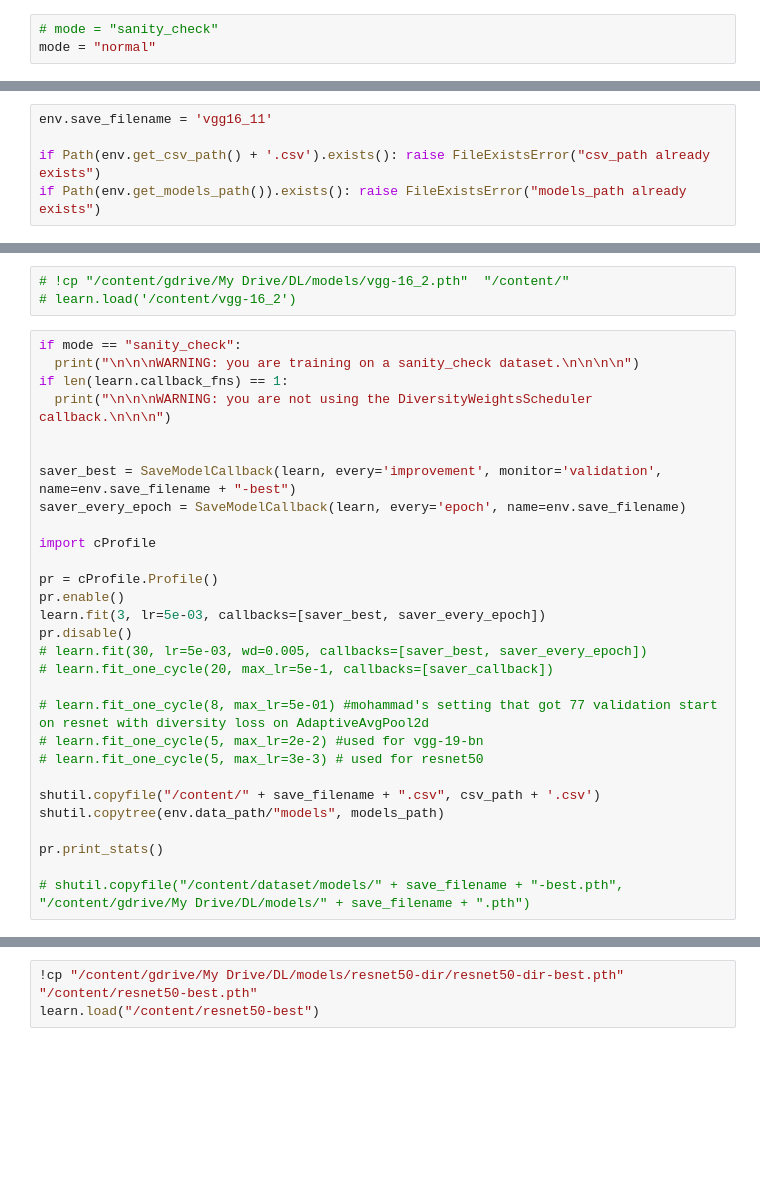
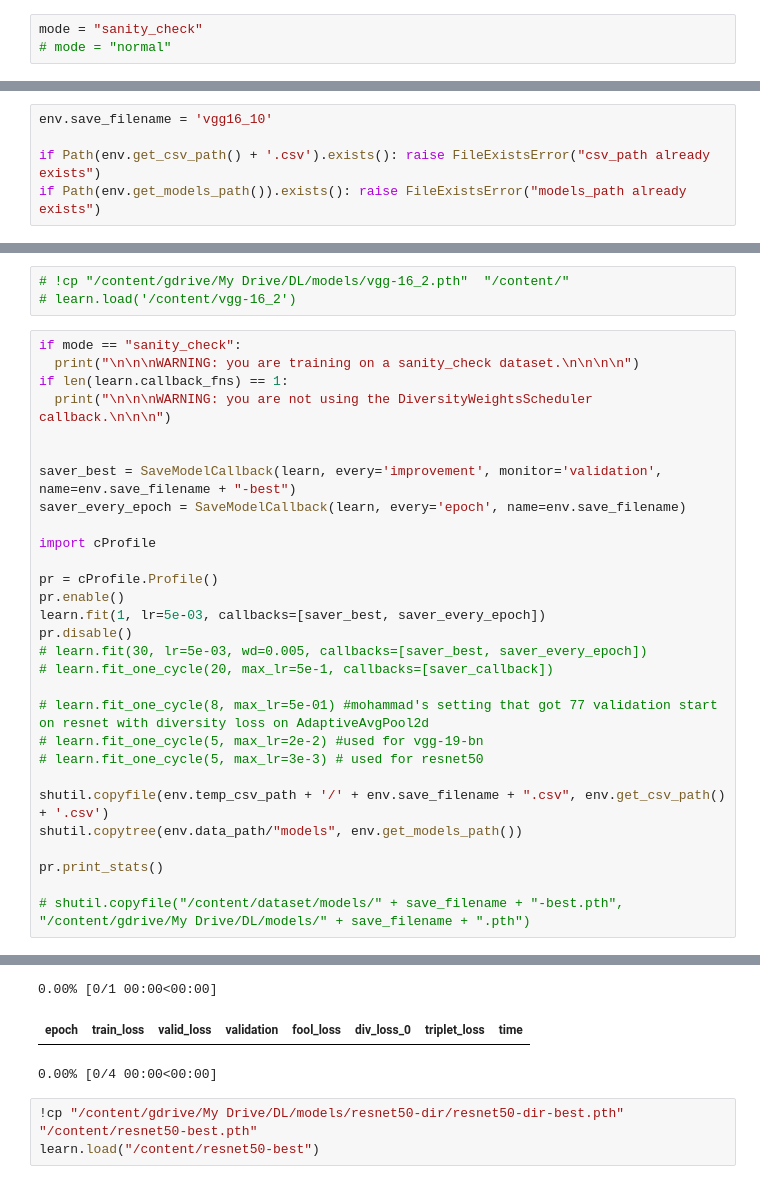
Before and after one commit to ahmad-PH/nag-notebooks, a Jupyter notebook: NAG_tripletLossExperiment.ipynb, the cells around one changed output, grey strips where cells are left out. Cells and saved outputs as stored; diff of their text form; blank space fills up the shorter version.

```diff
--- a/NAG_tripletLossExperiment.ipynb
+++ b/NAG_tripletLossExperiment.ipynb
@@ -163,6 +162,6 @@ import nag_util
 # %%
-# mode = "sanity_check"
-mode = "normal"
+mode = "sanity_check"
+# mode = "normal"
 # %%
 if mode == "normal":
   env.load_dataset('dataset','data')
@@ -565,7 +564,7 @@ class FeatureLoss(nn.Module):
 # %%
 feat_loss = FeatureLoss(arch, layers, layer_weights)
 # %%
-env.save_filename = 'vgg16_11'
+env.save_filename = 'vgg16_10'
 
 if Path(env.get_csv_path() + '.csv').exists(): raise FileExistsError("csv_path already exists")
 if Path(env.get_models_path()).exists(): raise FileExistsError("models_path already exists")
@@ -597,7 +596,7 @@ import cProfile
 
 pr = cProfile.Profile()
 pr.enable()
-learn.fit(3, lr=5e-03, callbacks=[saver_best, saver_every_epoch])
+learn.fit(1, lr=5e-03, callbacks=[saver_best, saver_every_epoch])
 pr.disable()
 # learn.fit(30, lr=5e-03, wd=0.005, callbacks=[saver_best, saver_every_epoch])
 # learn.fit_one_cycle(20, max_lr=5e-1, callbacks=[saver_callback])
@@ -606,9 +605,10 @@ pr.disable()
 # learn.fit_one_cycle(5, max_lr=2e-2) #used for vgg-19-bn
 # learn.fit_one_cycle(5, max_lr=3e-3) # used for resnet50
 
-shutil.copyfile("/content/" + save_filename + ".csv", csv_path + '.csv')
-shutil.copytree(env.data_path/"models", models_path)
+shutil.copyfile(env.temp_csv_path + '/' + env.save_filename + ".csv", env.get_csv_path() + '.csv')
+shutil.copytree(env.data_path/"models", env.get_models_path())
 
 pr.print_stats()
 
 # shutil.copyfile("/content/dataset/models/" + save_filename + "-best.pth", "/content/gdrive/My Drive/DL/models/" + save_filename + ".pth")
+# %% [output]
@@ -615,3 +616,6 @@ pr.print_stats()
+0.00% [0/1 00:00<00:00]
+| epoch | train_loss | valid_loss | validation | fool_loss | div_loss_0 | triplet_loss | time |
+0.00% [0/4 00:00<00:00]
 # %%
 !cp "/content/gdrive/My Drive/DL/models/resnet50-dir/resnet50-dir-best.pth" "/content/resnet50-best.pth"
 learn.load("/content/resnet50-best")
```
Also changed, not shown: parts of 8 cells of this notebook.
